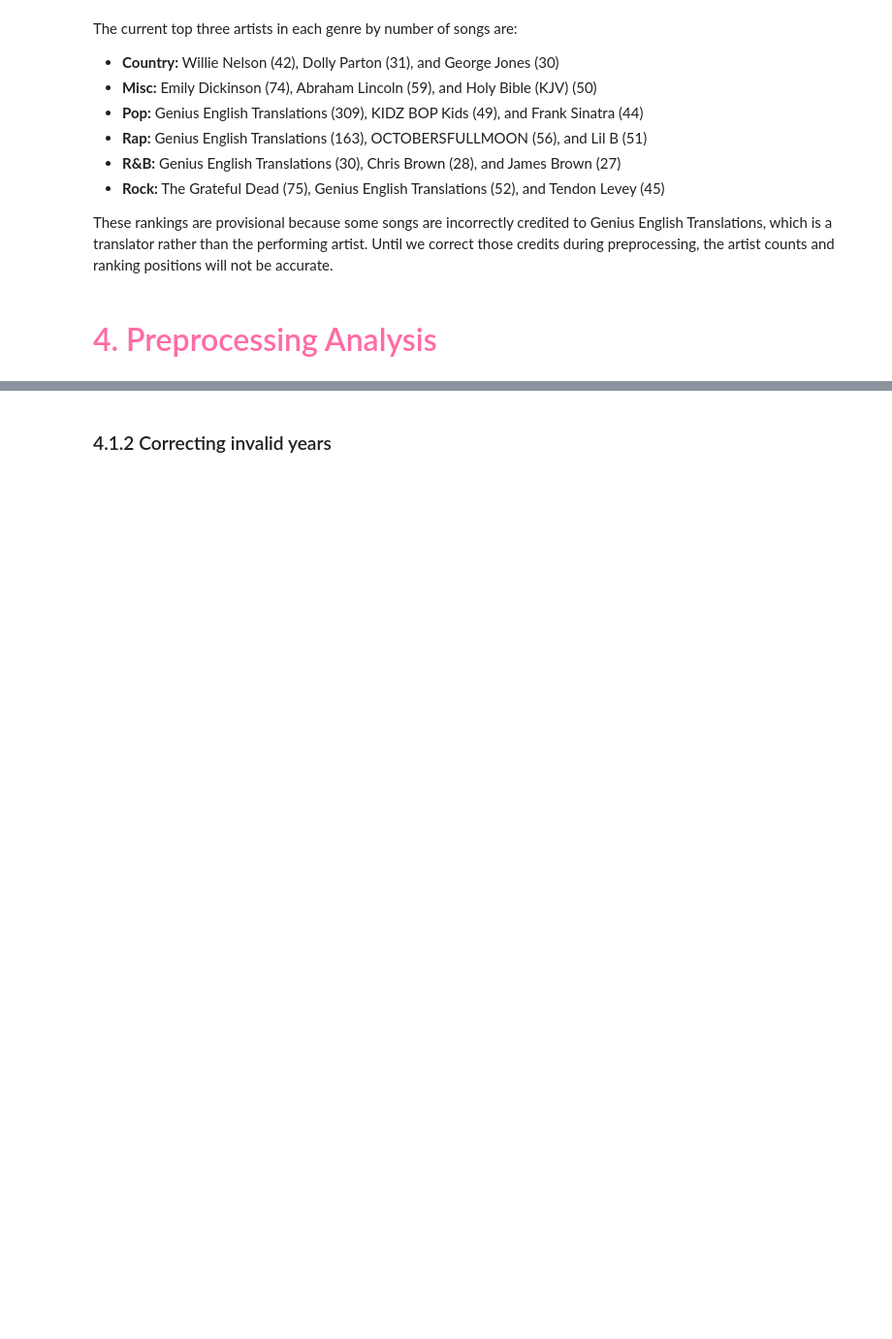
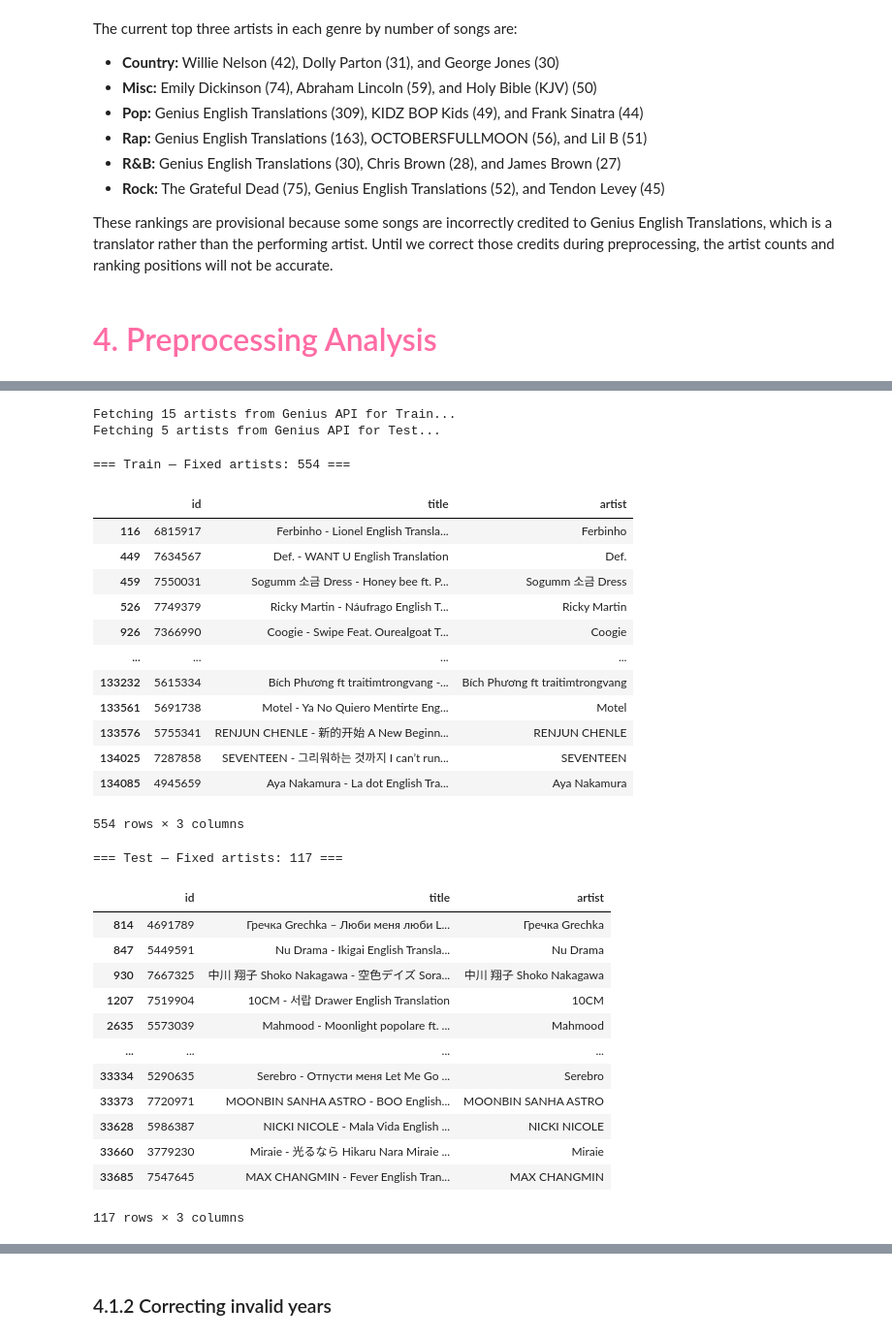
Before and after one commit to jnfpm/Text-Mining-, a Jupyter notebook: EDA.ipynb, the cells around one changed output, grey strips where cells are left out. Shown at 97% size. Saved outputs shown, nothing was run; the diff lists cells and outputs as text; code cells hidden in the pictures; blank space fills up the shorter version.

Commit message:
corrected genius translated artists

```diff
--- a/EDA.ipynb
+++ b/EDA.ipynb
@@ -843,0 +796,12 @@ for split_df in (train_df, val_df, test_df):
+# %%
+X_test=pd.read_csv('data/test.csv')
+y_test=pd.read_csv('data/sample_submission.csv')
+# %%
+train_miss_artists = X_train.loc[X_train['artist'] == 'Genius English Translations', ['id', 'title', 'artist']]
+test_miss_artists  = X_test.loc[X_test['artist']  == 'Genius English Translations', ['id', 'title', 'artist']]
+
+print(f"Train: {train_miss_artists.shape[0]} rows")
+display(train_miss_artists.head(10))
+
+print(f"Test: {test_miss_artists.shape[0]} rows")
+display(test_miss_artists.head(10))
@@ -843,0 +833,14 @@ for split_df in (train_df, val_df, test_df):
+# %%
+for df in [X_train, X_test]:
+    mask = df['artist'] == 'Genius English Translations'
+    fixed = fix_translation_artists(df.loc[mask, ['id', 'title']])
+    df.loc[mask, 'artist'] = fixed['artist'].values
+
+fixed_n_train = (X_train['artist'] == 'Genius English Translations').sum()
+fixed_n_test  = (X_test['artist'] == 'Genius English Translations').sum()
+
+nan_n_train = X_train['artist'].isna().sum()
+nan_n_test  = X_test['artist'].isna().sum()
+
+print(f"Train — Genius English Translations: {fixed_n_train} | NaN: {nan_n_train}")
+print(f"Test  — Genius English Translations: {fixed_n_test}  | NaN: {nan_n_test}")
@@ -843,0 +889,47 @@ for split_df in (train_df, val_df, test_df):
+# %%
+for name, df, miss_ids in [('Train', X_train, train_miss_artists['id']),
+                            ('Test',  X_test,  test_miss_artists['id'])]:
+    # only the originally-Genius rows that are still NaN after the title fix
+    still_nan = df.loc[df['id'].isin(miss_ids) & df['artist'].isna(), 'id']
+    print(f"Fetching {len(still_nan)} artists from Genius API for {name}...")
+
+    fetched = get_info_batch(still_nan, artist=True)  # indexed by id
+    df.loc[df['id'].isin(still_nan), 'artist'] = still_nan.map(fetched['artist'])
+# %% [output]
+Fetching 15 artists from Genius API for Train...
+Fetching 5 artists from Genius API for Test...
+# %%
+for name, df, miss_ids in [('Train', X_train, train_miss_artists['id']),
+                            ('Test',  X_test,  test_miss_artists['id'])]:
+    api_fixed = df.loc[df['id'].isin(miss_ids) & df['artist'].notna(), ['id', 'title', 'artist']]
+    print(f"=== {name} — Fixed artists: {len(api_fixed)} ===")
+    display(api_fixed)
+# %% [output]
+=== Train — Fixed artists: 554 ===
+|  | id | title | artist |
+| 116 | 6815917 | Ferbinho - Lionel English Transla... | Ferbinho |
+| 449 | 7634567 | Def. - WANT U English Translation | Def. |
+| 459 | 7550031 | Sogumm 소금 Dress - Honey bee ft. P... | Sogumm 소금 Dress |
+| 526 | 7749379 | Ricky Martin - Náufrago English T... | Ricky Martin |
+| 926 | 7366990 | Coogie - Swipe Feat. Ourealgoat T... | Coogie |
+| ... | ... | ... | ... |
+| 133232 | 5615334 | Bích Phương ft traitimtrongvang -... | Bích Phương ft traitimtrongvang |
+| 133561 | 5691738 | Motel - Ya No Quiero Mentirte Eng... | Motel |
+| 133576 | 5755341 | RENJUN CHENLE - 新的开始 A New Beginn... | RENJUN CHENLE |
+| 134025 | 7287858 | SEVENTEEN - 그리워하는 것까지 I can’t run... | SEVENTEEN |
+| 134085 | 4945659 | Aya Nakamura - La dot English Tra... | Aya Nakamura |
+554 rows × 3 columns
+=== Test — Fixed artists: 117 ===
+|  | id | title | artist |
+| 814 | 4691789 | Гречка Grechka – Люби меня люби L... | Гречка Grechka |
+| 847 | 5449591 | Nu Drama - Ikigai English Transla... | Nu Drama |
+| 930 | 7667325 | 中川 翔子 Shoko Nakagawa - 空色デイズ Sora... | 中川 翔子 Shoko Nakagawa |
+| 1207 | 7519904 | 10CM - 서랍 Drawer English Translation | 10CM |
+| 2635 | 5573039 | Mahmood - Moonlight popolare ft. ... | Mahmood |
+| ... | ... | ... | ... |
+| 33334 | 5290635 | Serebro - Отпусти меня Let Me Go ... | Serebro |
+| 33373 | 7720971 | MOONBIN SANHA ASTRO - BOO English... | MOONBIN SANHA ASTRO |
+| 33628 | 5986387 | NICKI NICOLE - Mala Vida English ... | NICKI NICOLE |
+| 33660 | 3779230 | Miraie - 光るなら Hikaru Nara Miraie ... | Miraie |
+| 33685 | 7547645 | MAX CHANGMIN - Fever English Tran... | MAX CHANGMIN |
+117 rows × 3 columns
```
Also changed, not shown: parts of 29 cells of this notebook, 3 other files.
